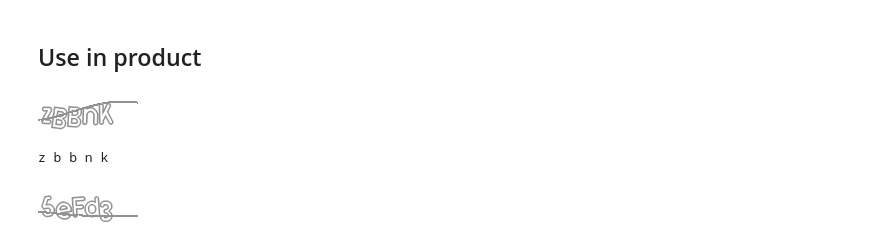
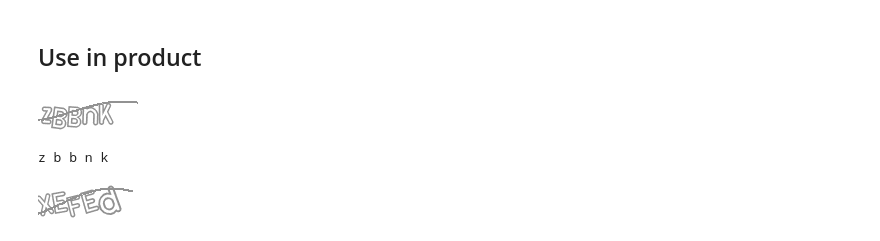
Before and after one commit to nladuo/captcha-break, a Jupyter notebook: weibo.com/weibo.com-process.ipynb, the cells around one changed output. Drawn from its saved outputs; the diff is of its cells as text; code cells hidden in the pictures.

```diff
--- a/weibo.com/weibo.com-process.ipynb
+++ b/weibo.com/weibo.com-process.ipynb
@@ -219,7 +264,7 @@ print(index2ch[res[0].argmax(1)[0]],
 # %% [output]
 z b b n k
 # %%
-Image.fromarray(np.array(X_test[-1].reshape(40, 100), dtype=np.uint8))
+Image.fromarray(np.array(X_test[1].reshape(40, 100), dtype=np.uint8))
 # %% [output]
-[figure, old version]
+[figure, new version]
 # %%
```
Also changed, not shown: parts of 12 cells of this notebook, 2 other files.
